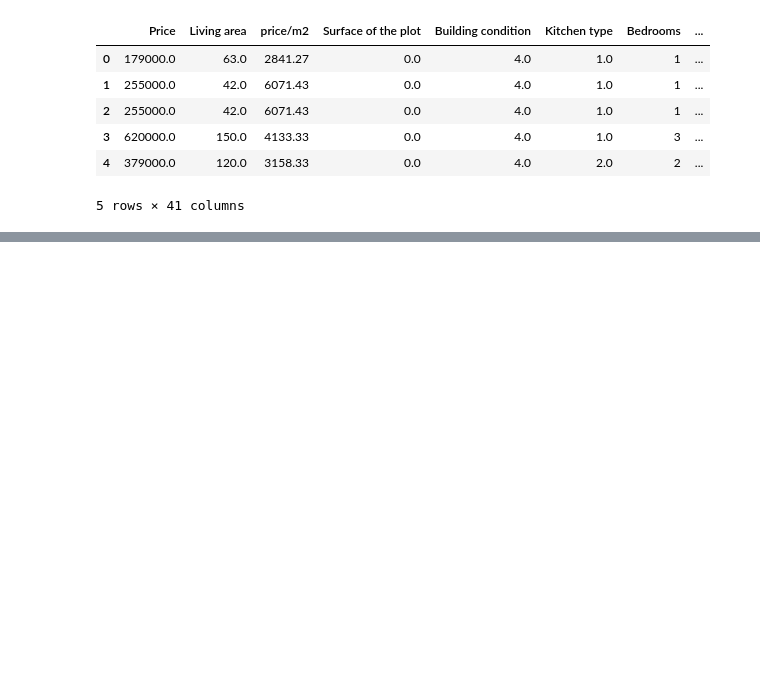
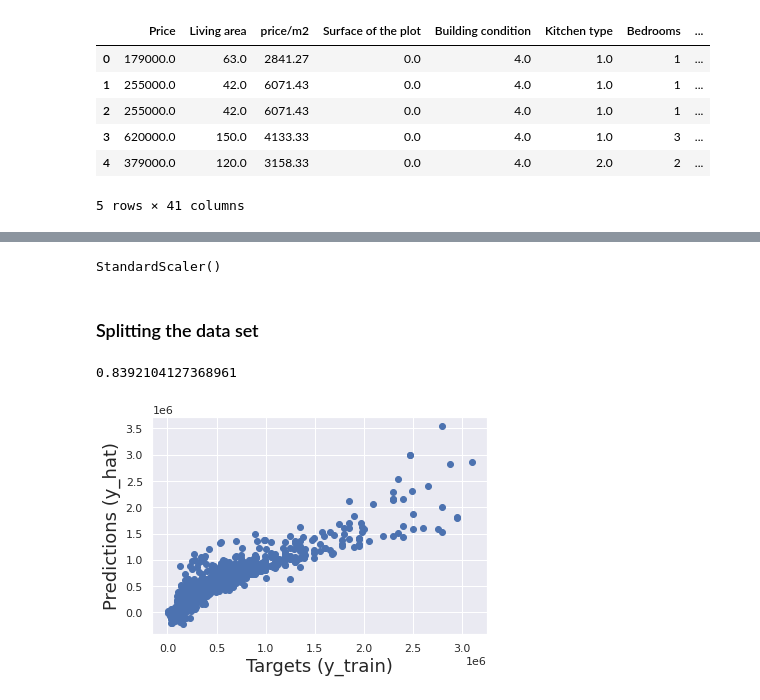
Before and after one commit to dilsadozbrk/immo_eliza_regression, a Jupyter notebook: Data_cleaning.ipynb, the cells around one changed output, grey strips where cells are left out. Cells and saved outputs as stored; diff of their text form; code cells hidden in the pictures; blank space fills up the shorter version.

Commit message:
linear model added

```diff
--- a/Data_cleaning.ipynb
+++ b/Data_cleaning.ipynb
@@ -560,0 +567,10 @@ data_preprocessed.head()
+# %%
+# Import the scaling module
+from sklearn.preprocessing import StandardScaler
+
+# Create a scaler object
+scaler = StandardScaler()
+# Fit the inputs (calculate the mean and standard deviation feature-wise)
+scaler.fit(X)
+# %% [output]
+StandardScaler()
@@ -560,0 +579,22 @@ data_preprocessed.head()
+# %% [markdown]
+### Splitting the data set
+# %%
+from sklearn.model_selection import train_test_split
+X_train, X_test, y_train, y_test = train_test_split(X, y, train_size = 0.2, random_state=0)
+# %%
+from sklearn.linear_model import LinearRegression
+regressor = LinearRegression()
+regressor.fit(X_train, y_train)
+regressor.score(X_train, y_train)
+# %% [output]
+0.8392104127368961
+# %%
+y_hat = regressor.predict(X_train)
+# %%
+# The closer the points to the 45-degree line, the better the prediction
+plt.scatter(y_train, y_hat)
+plt.xlabel('Targets (y_train)',size=18)
+plt.ylabel('Predictions (y_hat)',size=18)
+plt.show()
+# %% [output]
+[figure, added]
```
Also changed, not shown: parts of 13 cells of this notebook.
